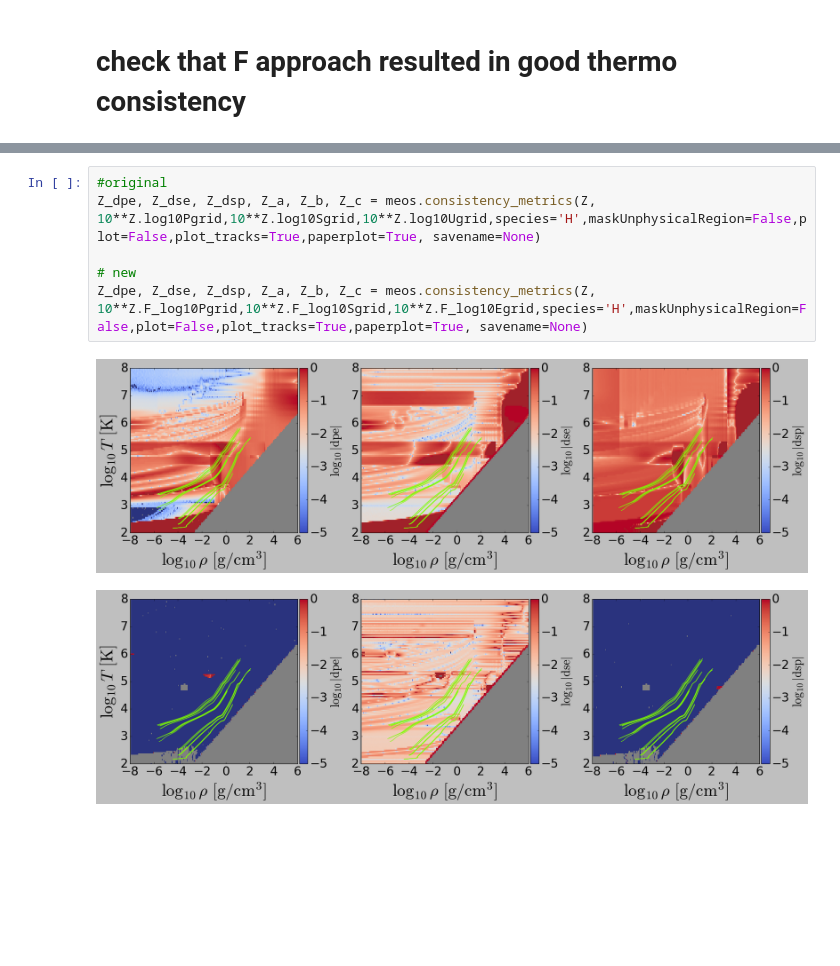
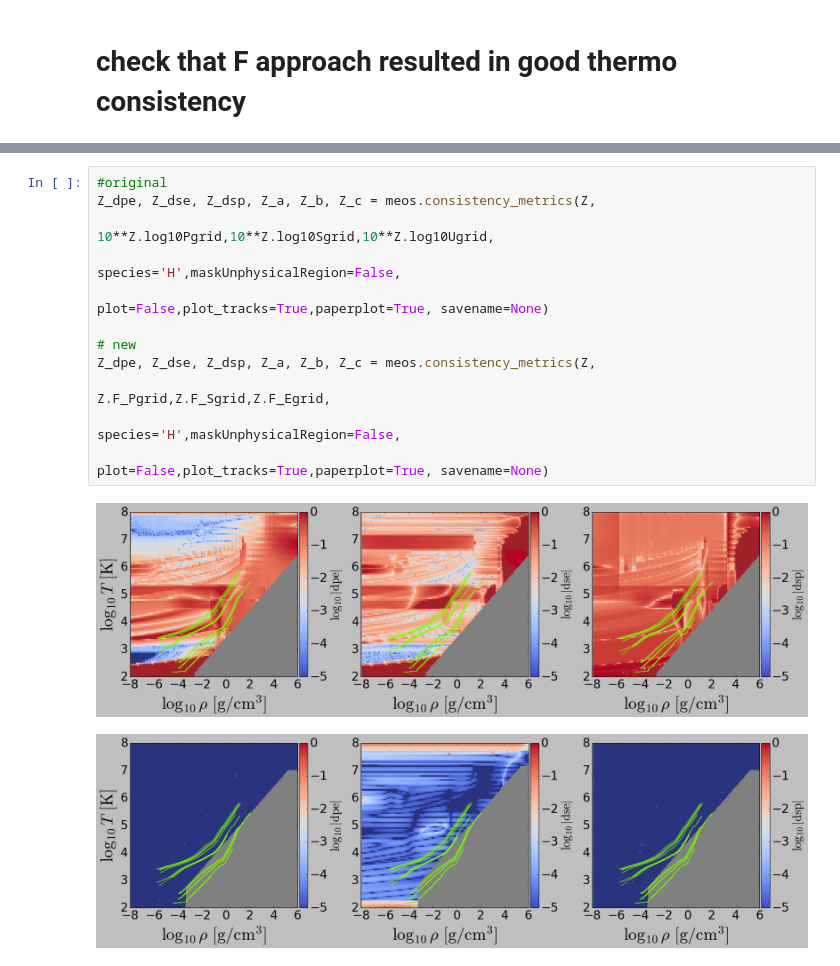
Before and after one commit to esandford/giant_planets, a Jupyter notebook: MESA_EoS/thermo_consistency/F_approach.ipynb, the cells around one changed output, grey strips where cells are left out. Saved outputs shown, nothing was run; the diff lists cells and outputs as text; blank space fills up the shorter version.

```diff
--- a/MESA_EoS/thermo_consistency/F_approach.ipynb
+++ b/MESA_EoS/thermo_consistency/F_approach.ipynb
@@ -161,9 +174,15 @@ He_dpe, He_dse, He_dsp, He_a, He_b, He_c = meos.consistency_metrics(cms19_He, 10
 # %%
 #original
-Z_dpe, Z_dse, Z_dsp, Z_a, Z_b, Z_c = meos.consistency_metrics(Z, 10**Z.log10Pgrid,10**Z.log10Sgrid,10**Z.log10Ugrid,species='H',maskUnphysicalRegion=False,plot=False,plot_tracks=True,paperplot=True, savename=None)
+Z_dpe, Z_dse, Z_dsp, Z_a, Z_b, Z_c = meos.consistency_metrics(Z,
+                                                              10**Z.log10Pgrid,10**Z.log10Sgrid,10**Z.log10Ugrid,
+                                                              species='H',maskUnphysicalRegion=False,
+                                                              plot=False,plot_tracks=True,paperplot=True, savename=None)
 
 # new
-Z_dpe, Z_dse, Z_dsp, Z_a, Z_b, Z_c = meos.consistency_metrics(Z, 10**Z.F_log10Pgrid,10**Z.F_log10Sgrid,10**Z.F_log10Egrid,species='H',maskUnphysicalRegion=False,plot=False,plot_tracks=True,paperplot=True, savename=None)
+Z_dpe, Z_dse, Z_dsp, Z_a, Z_b, Z_c = meos.consistency_metrics(Z,
+                                                              Z.F_Pgrid,Z.F_Sgrid,Z.F_Egrid,
+                                                              species='H',maskUnphysicalRegion=False,
+                                                              plot=False,plot_tracks=True,paperplot=True, savename=None)
 # %% [output]
-[figure, old version]
+[figure, new version]
-[figure, old version]
+[figure, new version]
```
Also changed, not shown: parts of 7 cells of this notebook, 1 other file.
